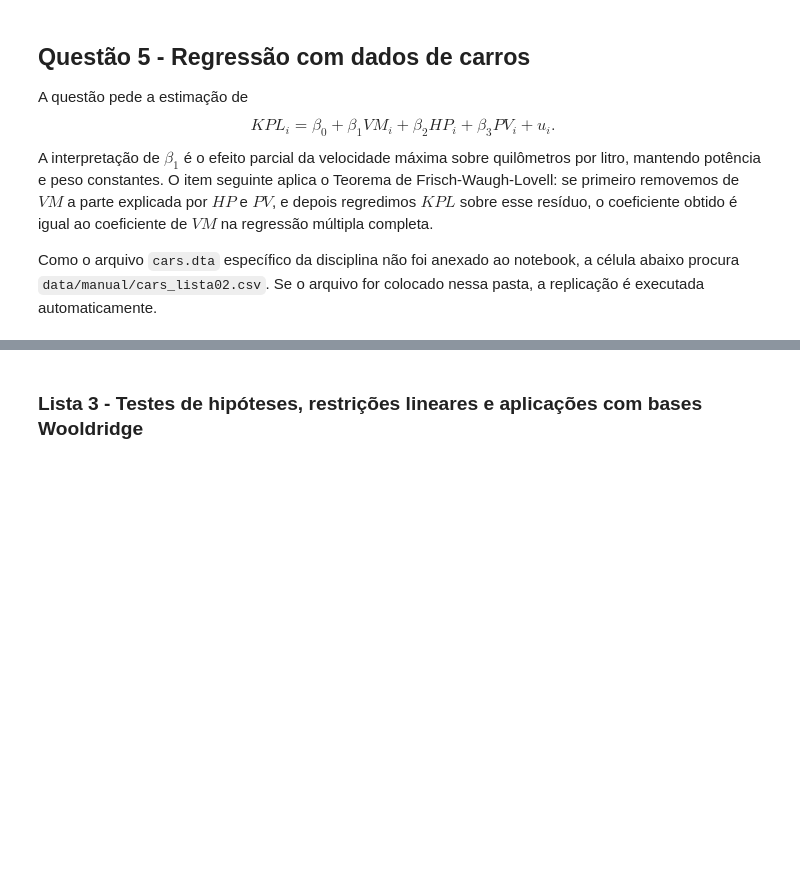
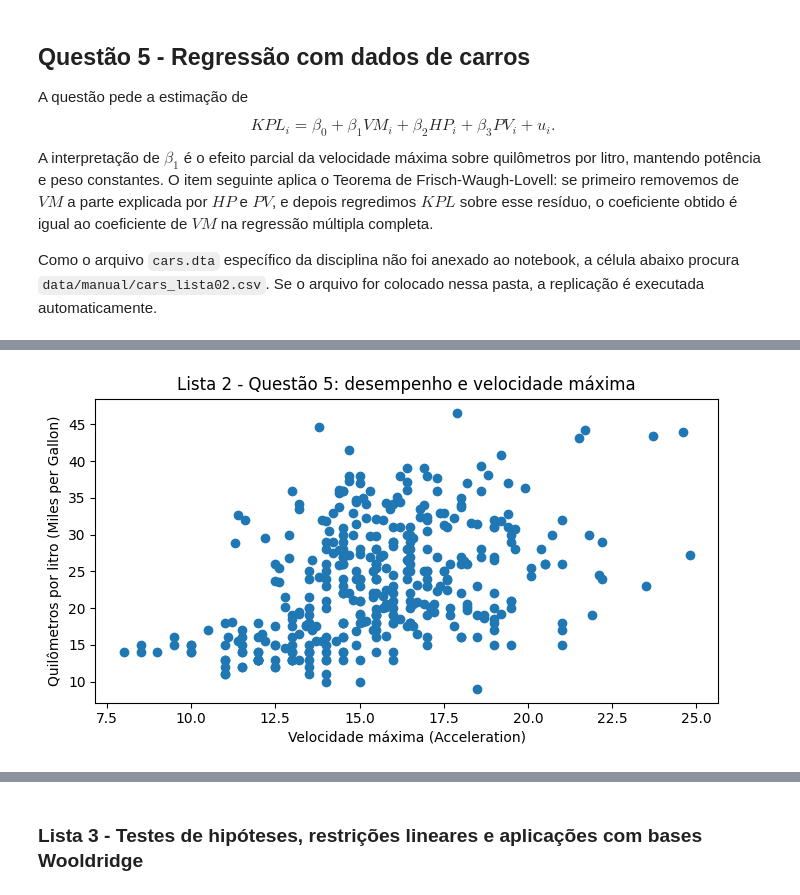
Before and after one commit to luizmarioags/Introducao-a-Econometria, a Jupyter notebook: Introducao_a_econometria.ipynb, the cells around one changed output, grey strips where cells are left out. Cells and saved outputs as stored; diff of their text form; code cells hidden in the pictures; blank space fills up the shorter version.

```diff
--- a/Introducao_a_econometria.ipynb
+++ b/Introducao_a_econometria.ipynb
@@ -5,7 +5,6 @@ Este notebook reorganiza o material original e apresenta a resolução das lista
 
 Quando a questão depende de uma base clássica do Wooldridge, o notebook tenta carregar a base pela biblioteca `wooldridge` em Python. Quando a questão traz apenas uma regressão já estimada no enunciado ou uma base específica da disciplina que não foi anexada, a solução usa os valores impressos no próprio enunciado e deixa o código preparado para replicação caso o arquivo seja colocado na pasta `data/manual`.
 # %%
-# Configuração geral do notebook
 import math
 import numpy as np
 import pandas as pd
@@ -25,14 +24,21 @@ except ImportError:
 try:
     import wooldridge as woo
 except ImportError:
-    woo = None
-    print("Biblioteca wooldridge não encontrada. Instale com: pip install wooldridge")
+    woo = None # Ensure woo is None if initial import fails
+    print("Biblioteca wooldridge não encontrada. Tentando instalar...")
+    try:
+        !pip install wooldridge
+        import wooldridge as woo # Re-import wooldridge after successful installation
+        print("wooldridge instalado e importado com sucesso.")
+    except Exception as e:
+        woo = None
+        print(f"Erro ao instalar ou reimportar wooldridge: {e}")
 
 
 def carregar_wooldridge(nome):
     """Carrega uma base do pacote Python wooldridge, quando disponível."""
     if woo is None:
-        raise ImportError("Instale a biblioteca wooldridge: pip install wooldridge")
+        raise ImportError("A biblioteca wooldridge não está disponível. Por favor, verifique a instalação.")
     return woo.data(nome)
 
 
@@ -524,35 +568,57 @@ A interpretação de $\beta_1$ é o efeito parcial da velocidade máxima sobre q
 Como o arquivo `cars.dta` específico da disciplina não foi anexado ao notebook, a célula abaixo procura `data/manual/cars_lista02.csv`. Se o arquivo for colocado nessa pasta, a replicação é executada automaticamente.
 # %%
 from pathlib import Path
-cars_path = Path('data/manual/cars_lista02.csv')
-if cars_path.exists() and sm is not None:
-    cars = pd.read_csv(cars_path)
-    print(cars[['KPL','VM','HP','PV','VOL']].describe())
-    mod_full = smf.ols('KPL ~ VM + HP + PV', data=cars).fit()
-    print(mod_full.summary())
-    mod_vm = smf.ols('VM ~ HP + PV', data=cars).fit()
-    cars['r_vm'] = mod_vm.resid
-    mod_fwl = smf.ols('KPL ~ r_vm', data=cars).fit()
-    print(mod_fwl.summary())
+# Install the library via terminal as requested:
+!pip install vega_datasets pandas
+from vega_datasets import data
+import pandas as pd
+import numpy as np # Ensure numpy is imported for np.argsort
 
-    # Gráficos ilustrativos, caso a base da disciplina seja fornecida
-    plt.figure(figsize=(7, 4))
-    plt.scatter(cars['VM'], cars['KPL'])
-    plt.xlabel('Velocidade máxima')
-    plt.ylabel('Quilômetros por litro')
-    plt.title('Lista 2 - Questão 5: desempenho e velocidade máxima')
-    salvar_figura('lista02_q05_kpl_vm')
-    plt.show()
+if smf is not None:
+    try:
+        cars = data.cars() # Modified to load from vega_datasets
+        # Rename columns to match the expected names in the problem description
+        cars = cars.rename(columns={
+            'Miles_per_Gallon': 'KPL',
+            'Acceleration': 'VM', # 'VM' (Velocidade Máxima) mapped to Acceleration as a proxy
+            'Horsepower': 'HP',
+            'Weight_in_lbs': 'PV', # 'PV' (Peso do Veículo) mapped to Weight_in_lbs
+            'Displacement': 'VOL' # 'VOL' (Volume) mapped to Displacement as a proxy
+        })
 
-    plt.figure(figsize=(7, 4))
-    plt.scatter(cars['r_vm'], cars['KPL'])
-    fitted_fwl = mod_fwl.fittedvalues
-    order = np.argsort(cars['r_vm'])
-    plt.plot(cars['r_vm'].iloc[order], fitted_fwl.iloc[order])
-    plt.xlabel('Resíduo de VM após controlar HP e PV')
-    plt.ylabel('KPL')
-    plt.title('Lista 2 - Questão 5: ilustração do teorema FWL')
-    salvar_figura('lista02_q05_fwl')
-    plt.show()
+        # Drop rows with NaN values for the relevant columns to ensure consistent indexing
+        cars = cars.dropna(subset=['KPL', 'VM', 'HP', 'PV', 'VOL'])
+
+        print(cars[['KPL','VM','HP','PV','VOL']].describe())
+        mod_full = smf.ols('KPL ~ VM + HP + PV', data=cars).fit()
+        print(mod_full.summary())
+        mod_vm = smf.ols('VM ~ HP + PV', data=cars).fit()
+        cars['r_vm'] = mod_vm.resid
+        mod_fwl = smf.ols('KPL ~ r_vm', data=cars).fit()
+        print(mod_fwl.summary())
+
+        # Gráficos ilustrativos, caso a base da disciplina seja fornecida
+        plt.figure(figsize=(7, 4))
+        plt.scatter(cars['VM'], cars['KPL'])
+        plt.xlabel('Velocidade máxima (Acceleration)')
+        plt.ylabel('Quilômetros por litro (Miles per Gallon)')
+        plt.title('Lista 2 - Questão 5: desempenho e velocidade máxima')
+        salvar_figura('lista02_q05_kpl_vm')
+        plt.show()
+
+        plt.figure(figsize=(7, 4))
+        plt.scatter(cars['r_vm'], cars['KPL'])
+        fitted_fwl = mod_fwl.fittedvalues
+        # Ensure 'order' is calculated on the same data used for plotting
+        order = np.argsort(cars['r_vm'])
+        plt.plot(cars['r_vm'].iloc[order], fitted_fwl.iloc[order])
+        plt.xlabel('Resíduo de VM (Acceleration) após controlar HP e PV')
+        plt.ylabel('KPL (Miles per Gallon)')
+        plt.title('Lista 2 - Questão 5: ilustração do teorema FWL')
+        salvar_figura('lista02_q05_fwl')
+        plt.show()
+    except Exception as e:
+        print('Não foi possível carregar/estimar a base cars do vega_datasets:', e)
 else:
-    print('Arquivo data/manual/cars_lista02.csv não encontrado. A solução teórica acima permanece válida.')
+    print('Biblioteca statsmodels não disponível para esta seção. A solução teórica acima permanece válida.')
+# %% [output]
@@ -558,0 +642 @@ else:
+[figure, added]
```
Also changed, not shown: parts of 21 cells of this notebook.
